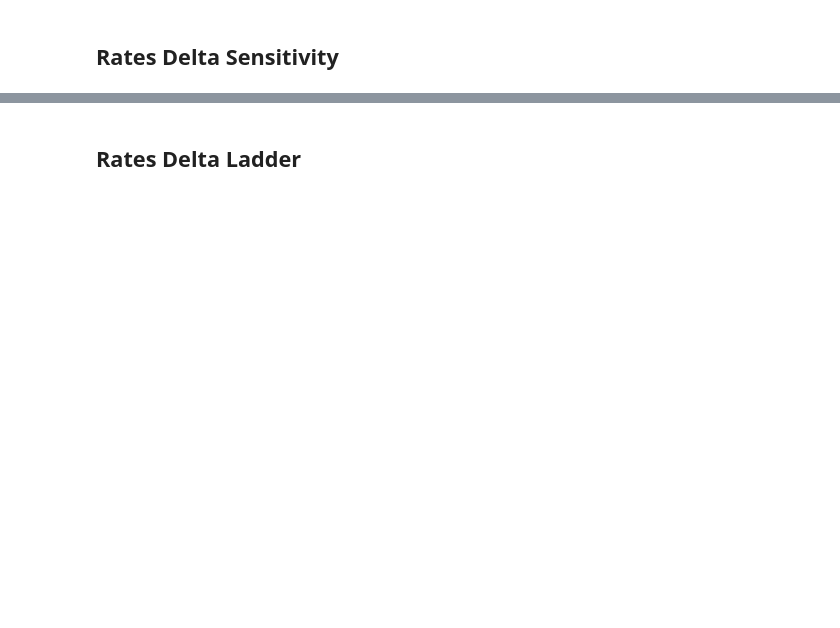
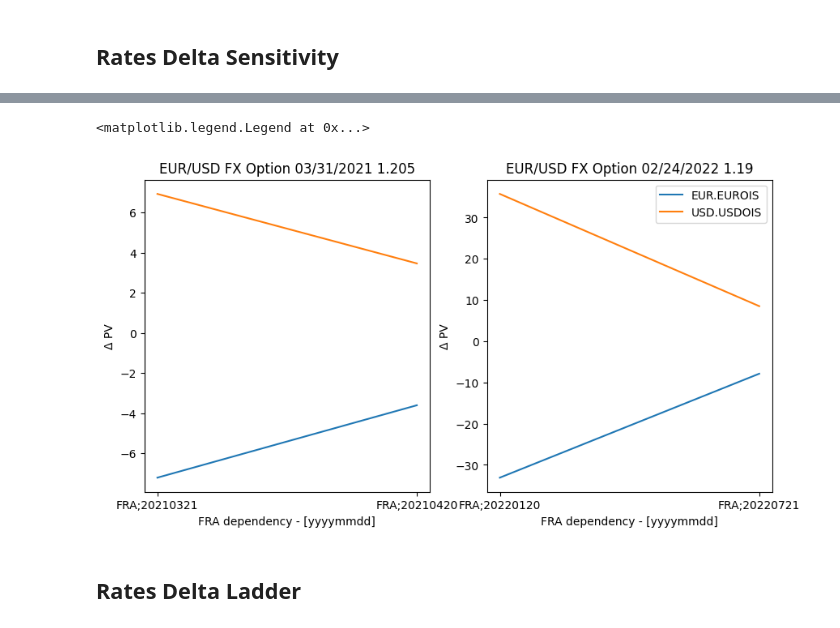
Before and after one commit to peturparkur-fbn/sample-notebooks, a Jupyter notebook: examples/use-cases/instruments/FX Option Vanilla Risk Ladders.ipynb, the cells around one changed output, grey strips where cells are left out. Drawn from its saved outputs; the diff is of its cells as text; code cells hidden in the pictures; blank space fills up the shorter version.

Commit message:
ANA-2543: Replace existing vol bumping with risk keys

```diff
--- a/examples/use-cases/instruments/FX Option Vanilla Risk Ladders.ipynb
+++ b/examples/use-cases/instruments/FX Option Vanilla Risk Ladders.ipynb
@@ -955,12 +897,0 @@ display(valuation)
-# %%
-delta = '\u0394'
-pd.set_option('display.max_colwidth', 200)
-display(valuation[["ValuationDate", "InstrumentName", "Present Value", "Risk/Fx/Difference/Ladder"]])
-for i, row in valuation[["ValuationDate", "InstrumentName", "Present Value", "Risk/Fx/Difference/Ladder"]].iterrows():
-    val: Result1D = row["Risk/Fx/Difference/Ladder"]["Fx:EUR.USD"]
-    plt.plot(val.values.keys(), val.values.values(), label = row["InstrumentName"])
-
-plt.title(f"EUR/USD Spot@{valuation['Quotes/FxRate/DomFgn'][0]}")
-plt.xlabel(f"{delta} EUR/USD")
-plt.ylabel(f"{delta} PV")
-plt.legend()
@@ -990,20 +910,21 @@ display(valuation[["ValuationDate", "InstrumentName", "Present Value"] + [f"Risk
 # %%
-def plot_result1d(df: pd.DataFrame, result_column: str):
-    delta = '\u0394'
-    pd.set_option('display.max_colwidth', 200)
-    fig, axs = plt.subplots(1, 2, figsize = (10, 5))
-    display(valuation[["ValuationDate", "InstrumentName", "Present Value", result_column]])
-    print(valuation[result_column].keys())
+delta = '\u0394'
+pd.set_option('display.max_colwidth', 200)
+fig, axs = plt.subplots(1, 2, figsize = (10, 5))
+val_df = run_valuation(base_date, portfolio_code, additional_keys=[lm.AggregateSpec(f"Risk/Rates/Delta/Central/PointWise", "Value")])
+valuation = restools.parse_df_resultvalues(post_process(val_df))
+display(valuation)
 
-    # def plot_row(ax, row: pd.Series, *args: list[str]):
-    #     for a in args:
-    #         val_EUR: Result1D = row[result_column][f"Rates:{a}.{a}OIS"]
-    #         ax.plot(val_EUR.values.keys(), val_EUR.values.values(), label = f"{a}.{a}OIS")
-    #     ax.set_title(row["InstrumentName"])
-    #     ax.set_xlabel(f"{delta} Rate")
-    #     ax.set_ylabel(f"{delta} PV")
+def plot_row(ax, row: pd.Series, *args: list[str]):
+    for a in args:
+        val_EUR: restools.Result1D = row["Risk/Rates/Delta/Central/PointWise"][f"Rates:{a}.{a}OIS"]
+        ax.plot(val_EUR.values.keys(), val_EUR.values.values(), label = f"{a}.{a}OIS")
+    ax.set_title(row["InstrumentName"])
+    ax.set_xlabel(f"FRA dependency - [yyyymmdd]")
+    ax.set_ylabel(f"{delta} PV")
 
 
-    # for i, row in valuation[["ValuationDate", "InstrumentName", "Present Value", "Risk/Rates/Difference/Ladder"]].iterrows():
-    #     plot_row(axs[i], row, "EUR", "USD")
-    # plt.legend()
+for i, row in valuation[["ValuationDate", "InstrumentName", "Present Value", "Risk/Rates/Delta/Central/PointWise"]].iterrows():
+    plot_row(axs[i], row, "EUR", "USD")
+plt.legend()
+# %% [output]
@@ -1010,3 +934,5 @@ def plot_result1d(df: pd.DataFrame, result_column: str):
+<matplotlib.legend.Legend at 0x...>
+[figure, added]
 # %% [markdown]
 ## Rates Delta Ladder
 # %%
```
Also changed, not shown: parts of 62 cells of this notebook, 1 other file.
